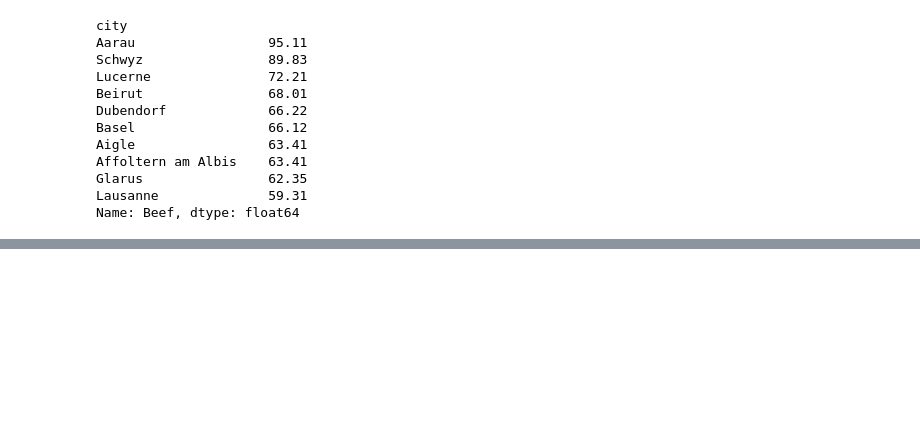
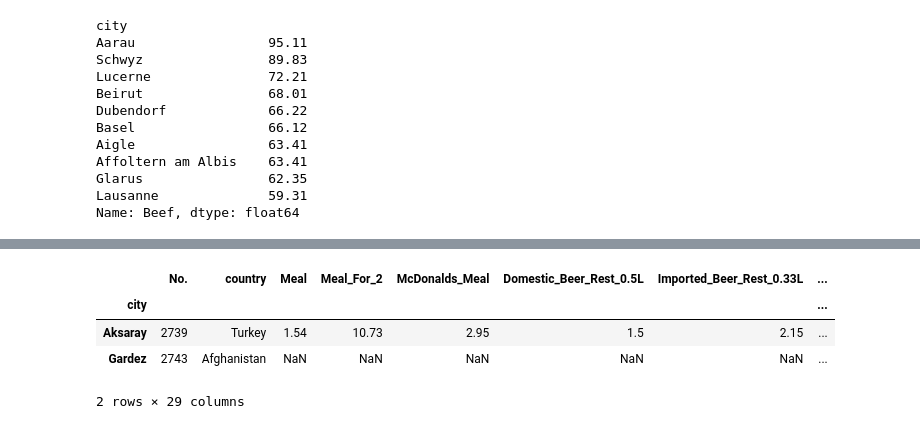
Before and after one commit to Reed-Carter/Global-Cost-of-Living, a Jupyter notebook: phil-project.ipynb, the cells around one changed output, grey strips where cells are left out. Drawn from its saved outputs; the diff is of its cells as text; code cells hidden in the pictures; blank space fills up the shorter version.

```diff
--- a/phil-project.ipynb
+++ b/phil-project.ipynb
@@ -691,0 +711,9 @@ Name: Beef, dtype: float64
+# %%
+# Find min value of water in the dataframe
+cost_of_living[cost_of_living['Water_Market(1.5L)'] == 0.11]
+# %% [output]
+|  | No. | country | Meal | Meal_For_2 | McDonalds_Meal | Domestic_Beer_Rest_0.5L | Imported_Beer_Rest_0.33L | ... |
+| city |  |  |  |  |  |  |  | ... |
+| Aksaray | 2739 | Turkey | 1.54 | 10.73 | 2.95 | 1.5 | 2.15 | ... |
+| Gardez | 2743 | Afghanistan | NaN | NaN | NaN | NaN | NaN | ... |
+2 rows × 29 columns
```
Also changed, not shown: parts of 31 cells of this notebook.
